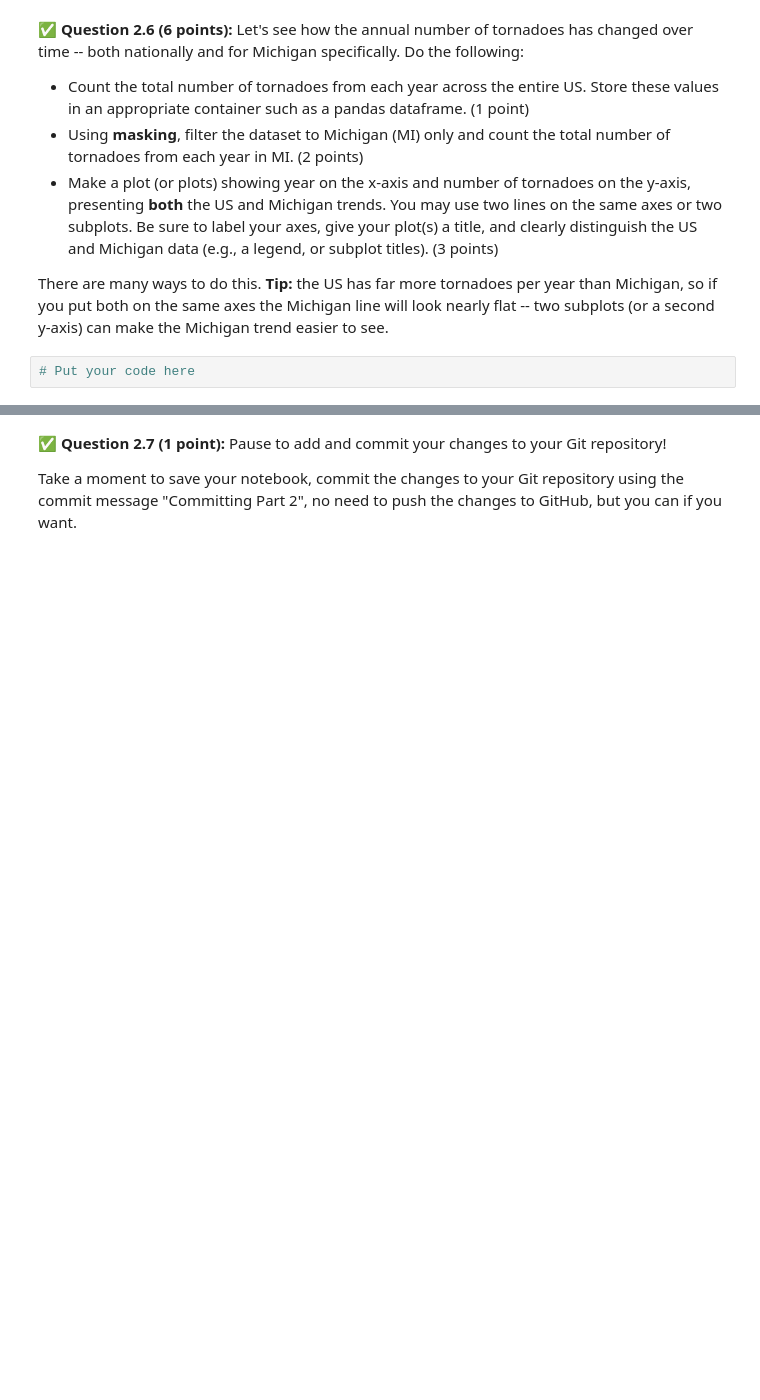
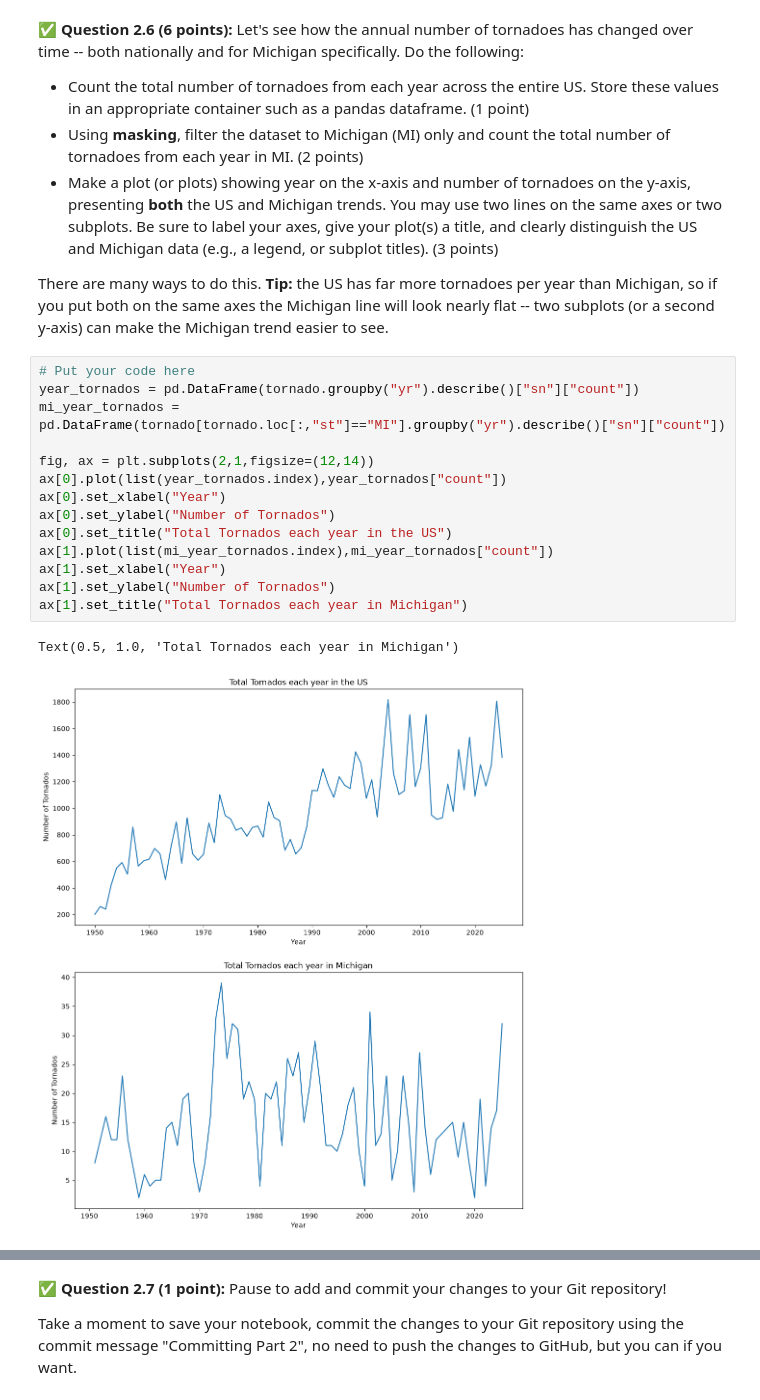
Before and after one commit to alvagile-1811/CMSE202-f26-turnin, a Jupyter notebook: hw-01/HW01-GitPandasPackagesClasses-STUDENT.ipynb, the cells around one changed output, grey strips where cells are left out. Drawn from its saved outputs; the diff is of its cells as text; blank space fills up the shorter version.

```diff
--- a/hw-01/HW01-GitPandasPackagesClasses-STUDENT.ipynb
+++ b/hw-01/HW01-GitPandasPackagesClasses-STUDENT.ipynb
@@ -296,8 +351,23 @@ There are many ways to do this.  For example, you could use masking and loops.
 * Make a plot (or plots) showing year on the x-axis and number of tornadoes on the y-axis, presenting **both** the US and Michigan trends. You may use two lines on the same axes or two subplots. Be sure to label your axes, give your plot(s) a title, and clearly distinguish the US and Michigan data (e.g., a legend, or subplot titles). (3 points)
 
 There are many ways to do this. **Tip:** the US has far more tornadoes per year than Michigan, so if you put both on the same axes the Michigan line will look nearly flat -- two subplots (or a second y-axis) can make the Michigan trend easier to see.
-# %%
-# Put your code here
+# %%
+# Put your code here
+year_tornados = pd.DataFrame(tornado.groupby("yr").describe()["sn"]["count"])
+mi_year_tornados = pd.DataFrame(tornado[tornado.loc[:,"st"]=="MI"].groupby("yr").describe()["sn"]["count"])
+
+fig, ax = plt.subplots(2,1,figsize=(12,14))
+ax[0].plot(list(year_tornados.index),year_tornados["count"])
+ax[0].set_xlabel("Year")
+ax[0].set_ylabel("Number of Tornados")
+ax[0].set_title("Total Tornados each year in the US")
+ax[1].plot(list(mi_year_tornados.index),mi_year_tornados["count"])
+ax[1].set_xlabel("Year")
+ax[1].set_ylabel("Number of Tornados")
+ax[1].set_title("Total Tornados each year in Michigan")
+# %% [output]
+Text(0.5, 1.0, 'Total Tornados each year in Michigan')
+[figure, added]
 # %% [markdown]
 <!-- END QUESTION -->
 <!-- DO NOT MODIFY OR DELETE THIS CELL. Make sure your solution to the question above is in the cell(s) above this one. -->
```
Also changed, not shown: parts of 13 cells of this notebook.
